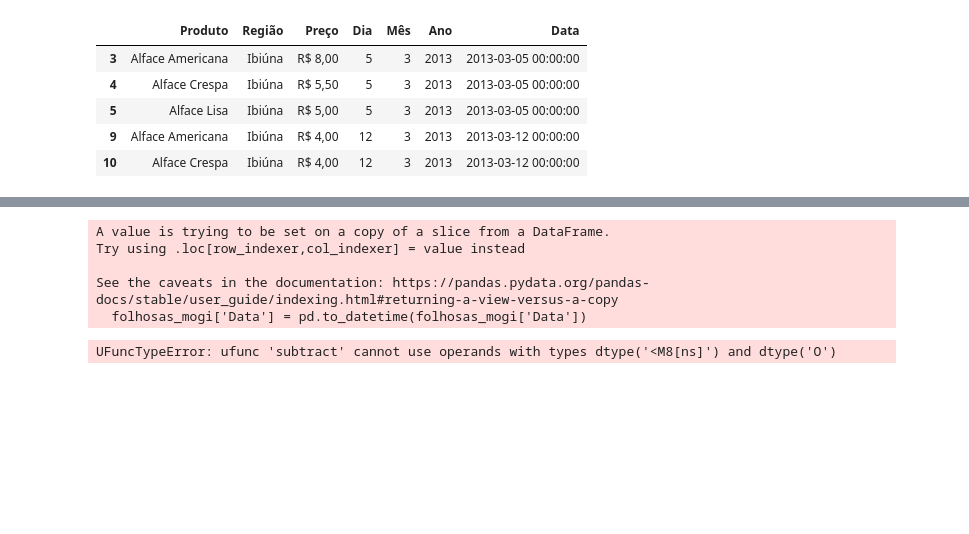
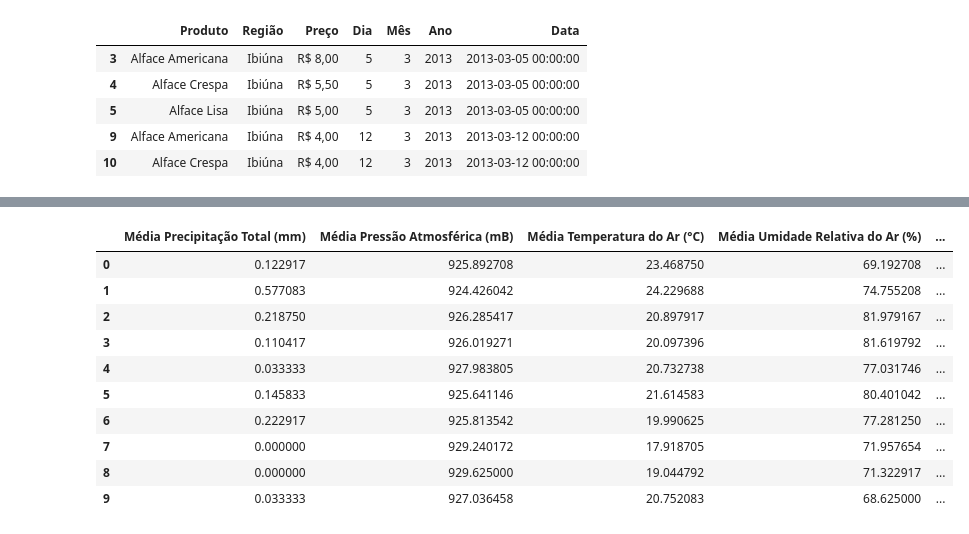
Before and after one commit to caioypaulino/TG-AnaliseDados, a Jupyter notebook: NUPPA.ipynb, the cells around one changed output, grey strips where cells are left out. Drawn from its saved outputs; the diff is of its cells as text; code cells hidden in the pictures; blank space fills up the shorter version.

```diff
--- a/NUPPA.ipynb
+++ b/NUPPA.ipynb
@@ -70,29 +72,43 @@ inmet_sp = inmet_sp.groupby(['Data']).mean()
 # Resetando index para que a coluna Data não seja utilizada como tal
 inmet_sp.reset_index(inplace=True)
 # %%
-folhosas_mogi['Data'] = pd.to_datetime(folhosas_mogi['Data'])
+# Extraindo datas de catálogo de produtos em folhosas mogi
+datas_mogi = folhosas_mogi['Data'].unique()
 
-datas_mogi = folhosas_mogi['Data'].unique()
-data_anterior = datas_mogi[0] - dt.timedelta(7)
+# Encontrando a data anterior a uma semana do primeiro produto
+primeira_data = pd.Timestamp(datas_mogi[0]) - dt.timedelta(days=7)
+
+# Adicionando a primeira data as datas descobertas anteriormente
+datas_mogi = pd.Series(datas_mogi)
+datas_mogi = pd.concat([pd.Series([primeira_data]), datas_mogi], ignore_index=True)
+
+# Convertendo tipo de dados
+inmet_sp['Data'] = pd.to_datetime(inmet_sp['Data'])
-# %% [output]
-A value is trying to be set on a copy of a slice from a DataFrame.
-Try using .loc[row_indexer,col_indexer] = value instead
-
-See the caveats in the documentation: https://pandas.pydata.org/pandas-docs/stable/user_guide/indexing.html#returning-a-view-versus-a-copy
-  folhosas_mogi['Data'] = pd.to_datetime(folhosas_mogi['Data'])
-UFuncTypeError: ufunc 'subtract' cannot use operands with types dtype('<M8[ns]') and dtype('O')
 # %%
+# Criando um DataFrame para armazenar os dados do inmet_sp agrupados(+média) pelos intervalos das datas de catálogo em mogi
+inmet_folhosas_mogi = pd.DataFrame()
 
-resultados = pd.DataFrame()
-
+# Foreach para percorrer as datas identificadas e realizar os processamentos de dados
 for i in range(len(datas_mogi) - 1):
     intervalo_datas_mogi = inmet_sp[(inmet_sp['Data'] >= datas_mogi[i]) & (inmet_sp['Data'] <= datas_mogi[i+1])]
 
-    inmet_folhosas_mogi = intervalo_datas_mogi.mean()
+    pivot_mogi = intervalo_datas_mogi[['Média Precipitação Total (mm)', 'Média Pressão Atmosférica (mB)', 'Média Temperatura do Ar (°C)', 'Média Umidade Relativa do Ar (%)', 'Média Vento Velocidade (m/s)']].mean()
 
-    inmet_folhosas_mogi['Data'] = datas_mogi[i+1]
+    pivot_mogi['Data'] = datas_mogi[i+1]
 
-    resultados = resultados.append(inmet_folhosas_mogi, ignore_index = True)
+    inmet_folhosas_mogi = inmet_folhosas_mogi.append(pivot_mogi, ignore_index=True)
 
-resultados.head(100)
+inmet_folhosas_mogi.head(10)
+# %% [output]
+|  | Média Precipitação Total (mm) | Média Pressão Atmosférica (mB) | Média Temperatura do Ar (°C) | Média Umidade Relativa do Ar (%) | ... |
+| 0 | 0.122917 | 925.892708 | 23.468750 | 69.192708 | ... |
+| 1 | 0.577083 | 924.426042 | 24.229688 | 74.755208 | ... |
+| 2 | 0.218750 | 926.285417 | 20.897917 | 81.979167 | ... |
+| 3 | 0.110417 | 926.019271 | 20.097396 | 81.619792 | ... |
+| 4 | 0.033333 | 927.983805 | 20.732738 | 77.031746 | ... |
+| 5 | 0.145833 | 925.641146 | 21.614583 | 80.401042 | ... |
+| 6 | 0.222917 | 925.813542 | 19.990625 | 77.281250 | ... |
+| 7 | 0.000000 | 929.240172 | 17.918705 | 71.957654 | ... |
+| 8 | 0.000000 | 929.625000 | 19.044792 | 71.322917 | ... |
+| 9 | 0.033333 | 927.036458 | 20.752083 | 68.625000 | ... |
 # %%
```
Also changed, not shown: parts of 4 cells of this notebook.
